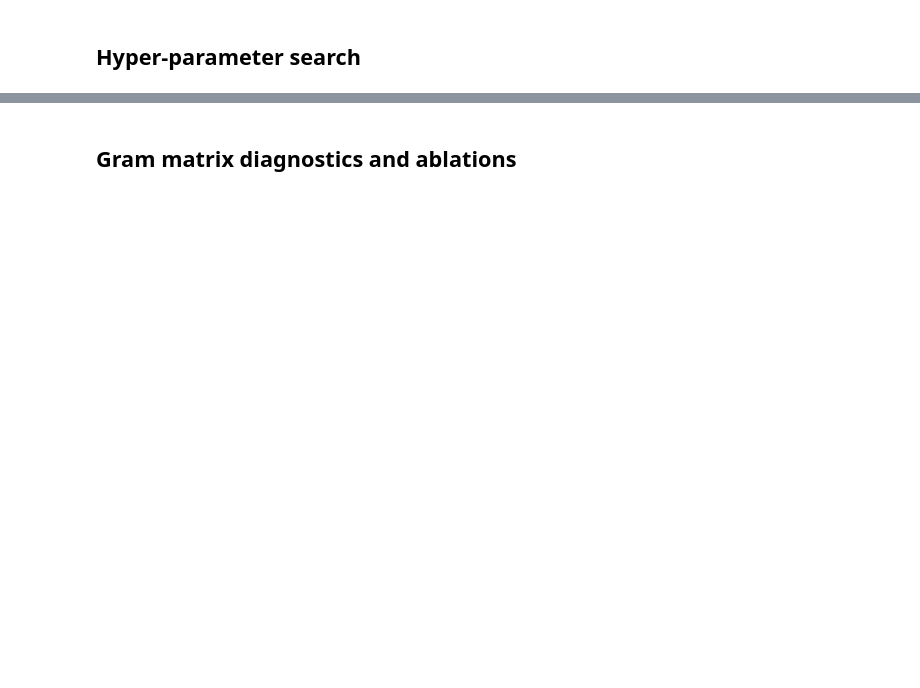
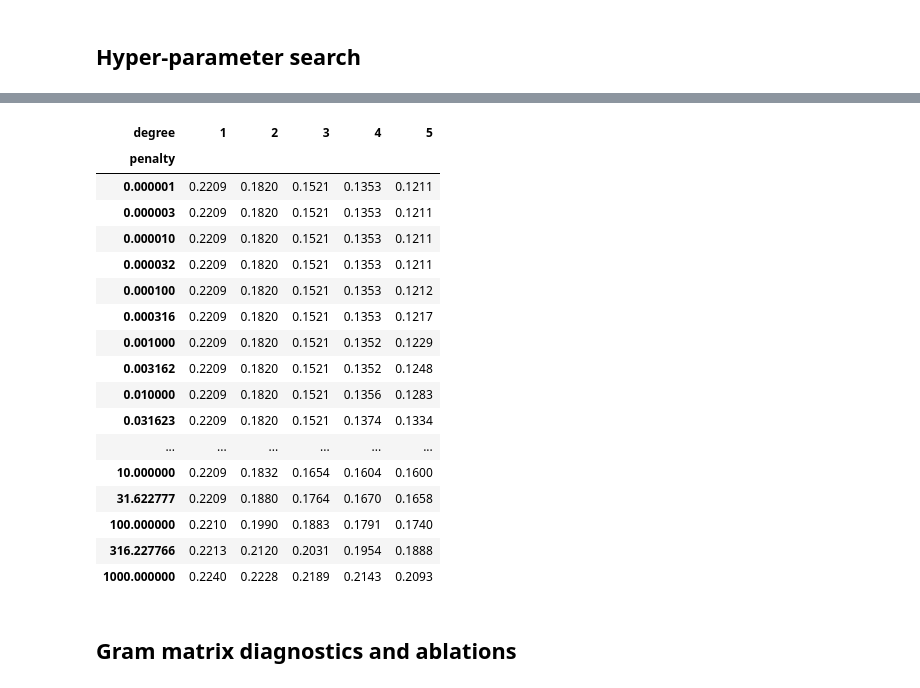
Before and after one commit to yash-2132/thermoscope, a Jupyter notebook: notebooks/02_results.ipynb, the cells around one changed output, grey strips where cells are left out. Cells and saved outputs as stored; diff of their text form; code cells hidden in the pictures; blank space fills up the shorter version.

Commit message:
Run both notebooks and save their outputs; fix a crashing pivot cell in 02_results

```diff
--- a/notebooks/02_results.ipynb
+++ b/notebooks/02_results.ipynb
@@ -37,5 +95,24 @@ cv = pd.read_csv('../outputs/cv_classification.csv'); cv[cv.model == 'svm_rbf'].
 # %%
-cr = pd.read_csv('../outputs/cv_regression.csv'); cr[(cr.target == 'Z') & (cr.model == 'ridge')].pivot(index='penalty', columns='degree', values='cv_rmse').round(4)
+cr = pd.read_csv('../outputs/cv_regression.csv'); cr[(cr.target == 'Z') & (cr.model == 'ridge')].drop_duplicates(['penalty', 'degree']).pivot(index='penalty', columns='degree', values='cv_rmse').round(4)
+# %% [output]
+| degree | 1 | 2 | 3 | 4 | 5 |
+| penalty |  |  |  |  |  |
+| 0.000001 | 0.2209 | 0.1820 | 0.1521 | 0.1353 | 0.1211 |
+| 0.000003 | 0.2209 | 0.1820 | 0.1521 | 0.1353 | 0.1211 |
+| 0.000010 | 0.2209 | 0.1820 | 0.1521 | 0.1353 | 0.1211 |
+| 0.000032 | 0.2209 | 0.1820 | 0.1521 | 0.1353 | 0.1211 |
+| 0.000100 | 0.2209 | 0.1820 | 0.1521 | 0.1353 | 0.1212 |
+| 0.000316 | 0.2209 | 0.1820 | 0.1521 | 0.1353 | 0.1217 |
+| 0.001000 | 0.2209 | 0.1820 | 0.1521 | 0.1352 | 0.1229 |
+| 0.003162 | 0.2209 | 0.1820 | 0.1521 | 0.1352 | 0.1248 |
+| 0.010000 | 0.2209 | 0.1820 | 0.1521 | 0.1356 | 0.1283 |
+| 0.031623 | 0.2209 | 0.1820 | 0.1521 | 0.1374 | 0.1334 |
+| ... | ... | ... | ... | ... | ... |
+| 10.000000 | 0.2209 | 0.1832 | 0.1654 | 0.1604 | 0.1600 |
+| 31.622777 | 0.2209 | 0.1880 | 0.1764 | 0.1670 | 0.1658 |
+| 100.000000 | 0.2210 | 0.1990 | 0.1883 | 0.1791 | 0.1740 |
+| 316.227766 | 0.2213 | 0.2120 | 0.2031 | 0.1954 | 0.1888 |
+| 1000.000000 | 0.2240 | 0.2228 | 0.2189 | 0.2143 | 0.2093 |
 # %% [markdown]
 ## Gram matrix diagnostics and ablations
 # %%
```
Also changed, not shown: parts of 9 cells of this notebook, 1 other file.
